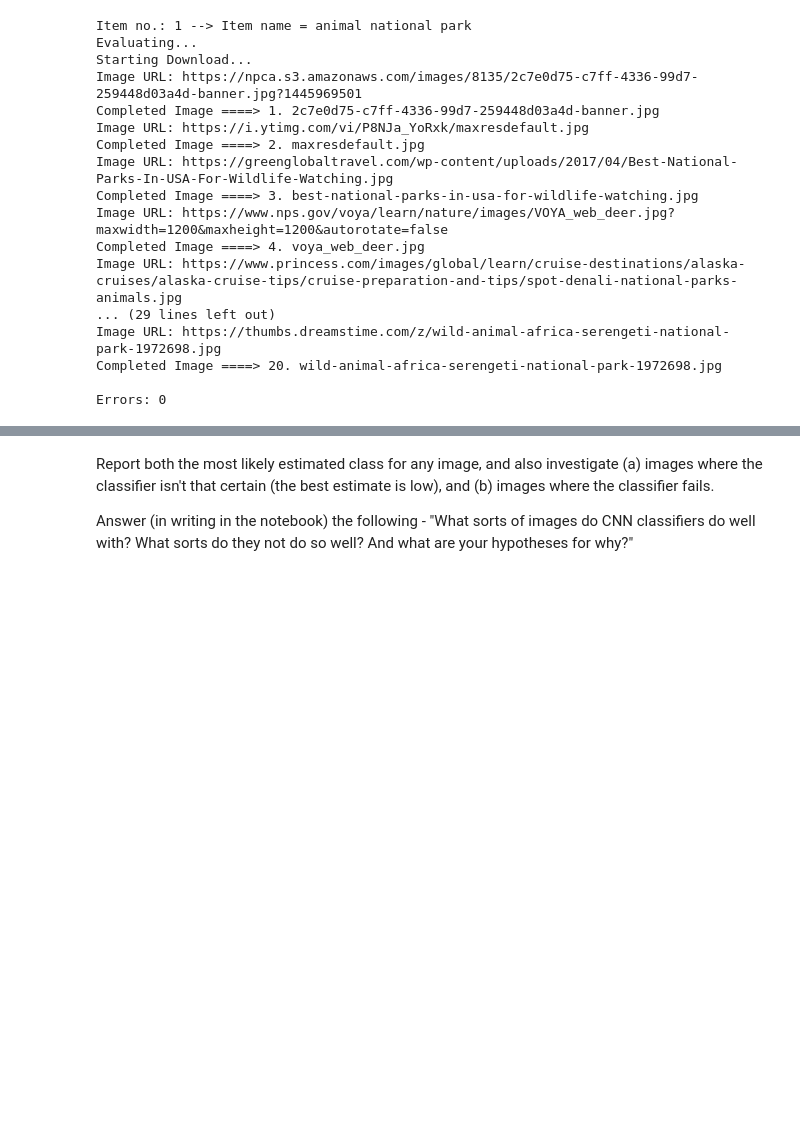
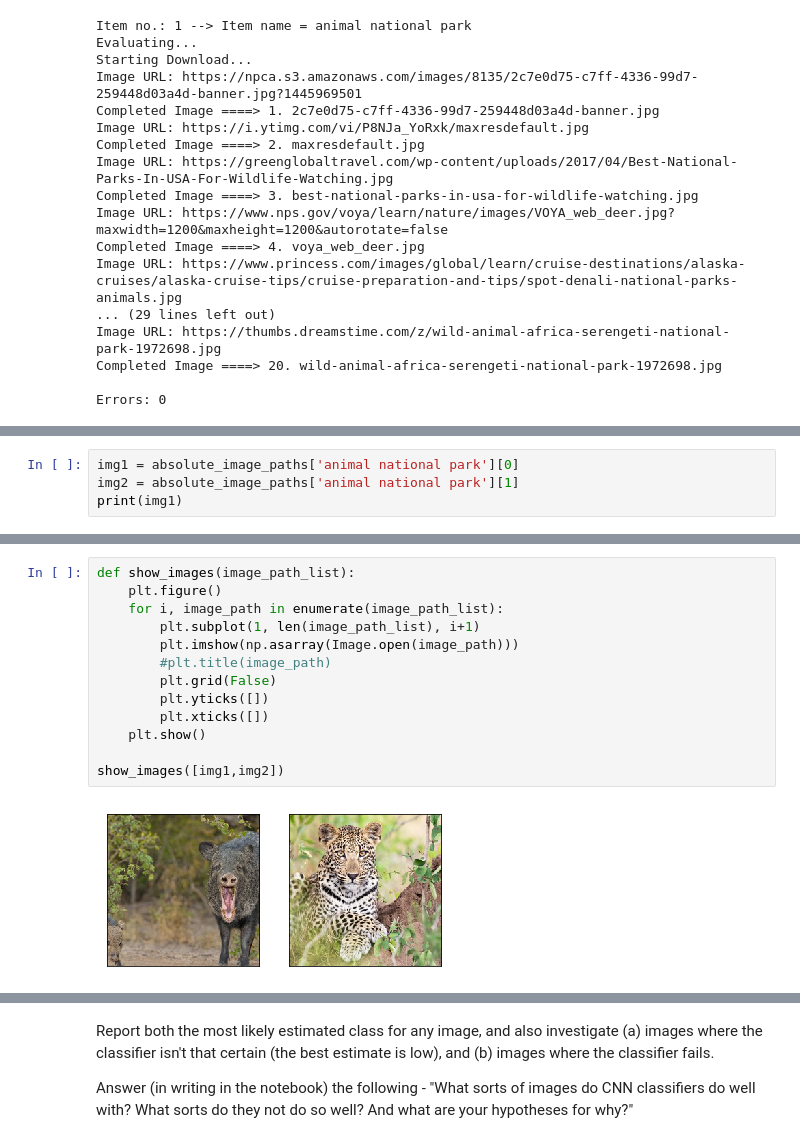
Before and after one commit to bloominstituteoftechnology/DS-Unit-4-Sprint-3-Deep-Learning, a Jupyter notebook: module2-convolutional-neural-networks/LS_DS_442_Convolutional_Neural_Networks.ipynb, the cells around one changed output, grey strips where cells are left out. Saved outputs shown, nothing was run; the diff lists cells and outputs as text; blank space fills up the shorter version.

```diff
--- a/module2-convolutional-neural-networks/LS_DS_442_Convolutional_Neural_Networks.ipynb
+++ b/module2-convolutional-neural-networks/LS_DS_442_Convolutional_Neural_Networks.ipynb
@@ -599,0 +608,4 @@ absolute_image_paths
+# %%
+img1 = absolute_image_paths['animal national park'][0]
+img2 = absolute_image_paths['animal national park'][1]
+print(img1)
@@ -599,0 +623,15 @@ absolute_image_paths
+# %%
+def show_images(image_path_list):
+    plt.figure()
+    for i, image_path in enumerate(image_path_list):
+        plt.subplot(1, len(image_path_list), i+1)
+        plt.imshow(np.asarray(Image.open(image_path)))
+        #plt.title(image_path)
+        plt.grid(False)
+        plt.yticks([])
+        plt.xticks([])
+    plt.show()
+
+show_images([img1,img2])
+# %% [output]
+[figure, added]
```
Also changed, not shown: parts of 6 cells of this notebook, 38 other files.
